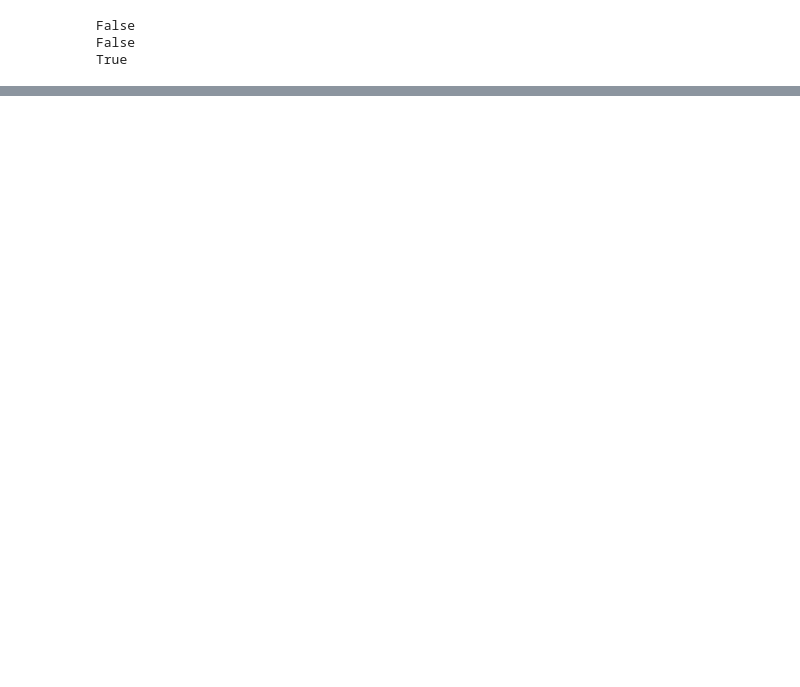
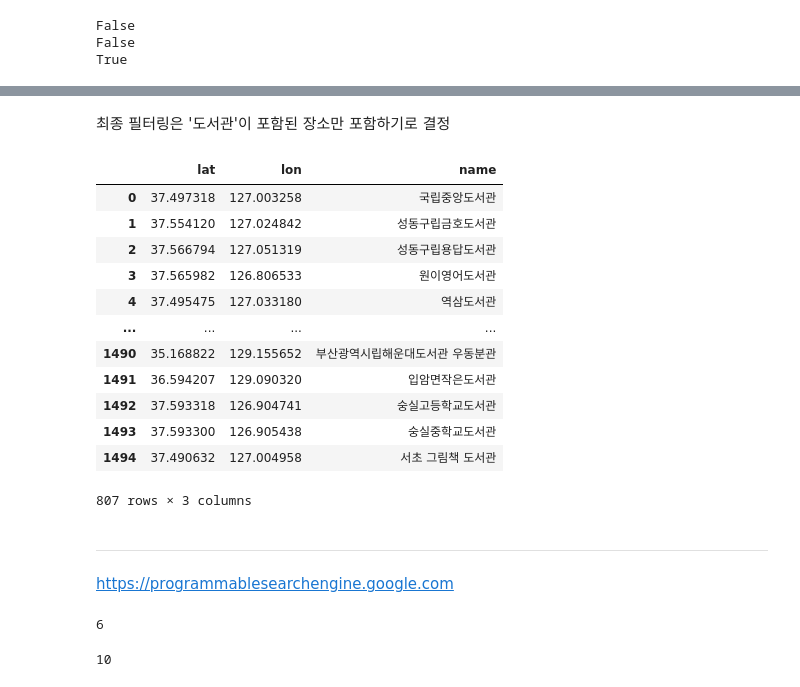
Before and after one commit to maxjo020418/ds_pbl, a Jupyter notebook: midterm.ipynb, the cells around one changed output, grey strips where cells are left out. Drawn from its saved outputs; the diff is of its cells as text; code cells hidden in the pictures; blank space fills up the shorter version.

```diff
--- a/midterm.ipynb
+++ b/midterm.ipynb
@@ -118,0 +162,25 @@ df['tags'][0]
+# %% [markdown]
+최종 필터링은 '도서관'이 포함된 장소만 포함하기로 결정
+# %%
+df_final = df[
+    df.name.str.contains('도서관', case=False, regex=False)
+]
+df_final
+# %% [output]
+|  | lat | lon | name |
+| 0 | 37.497318 | 127.003258 | 국립중앙도서관 |
+| 1 | 37.554120 | 127.024842 | 성동구립금호도서관 |
+| 2 | 37.566794 | 127.051319 | 성동구립용답도서관 |
+| 3 | 37.565982 | 126.806533 | 원이영어도서관 |
+| 4 | 37.495475 | 127.033180 | 역삼도서관 |
+| ... | ... | ... | ... |
+| 1490 | 35.168822 | 129.155652 | 부산광역시립해운대도서관 우동분관 |
+| 1491 | 36.594207 | 129.090320 | 입암면작은도서관 |
+| 1492 | 37.593318 | 126.904741 | 숭실고등학교도서관 |
+| 1493 | 37.593300 | 126.905438 | 숭실중학교도서관 |
+| 1494 | 37.490632 | 127.004958 | 서초 그림책 도서관 |
+807 rows × 3 columns
+# %% [markdown]
+---
+
+https://programmablesearchengine.google.com
@@ -118,0 +207,8 @@ df['tags'][0]
+# %%
+len(results)
+# %% [output]
+6
+# %%
+len(results['items'])
+# %% [output]
+10
```
Also changed, not shown: parts of 19 cells of this notebook, 4 other files.
